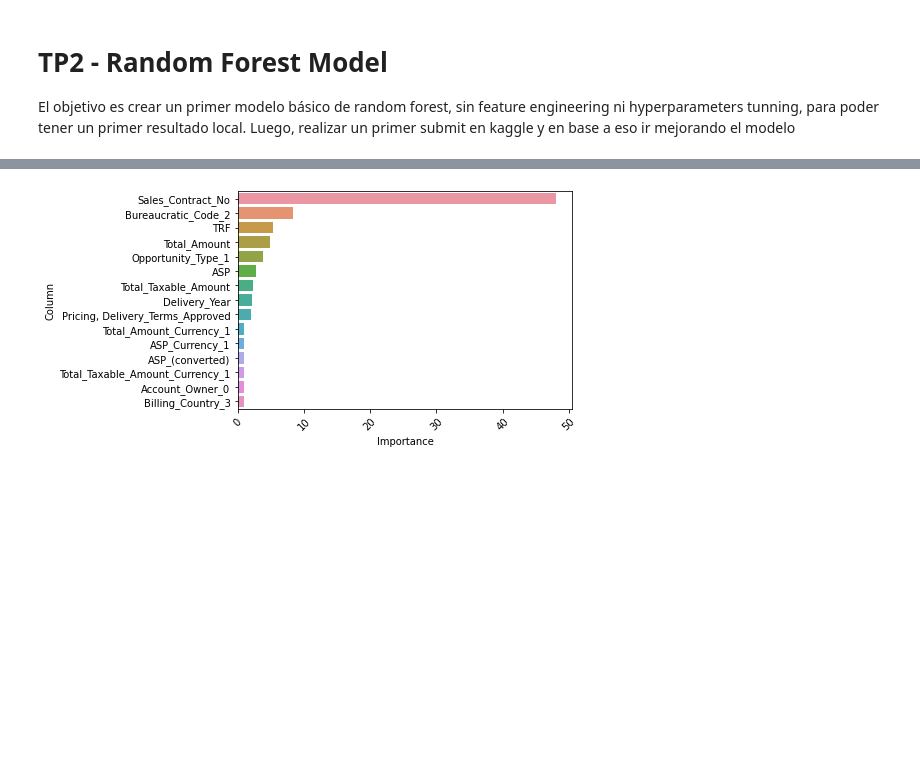
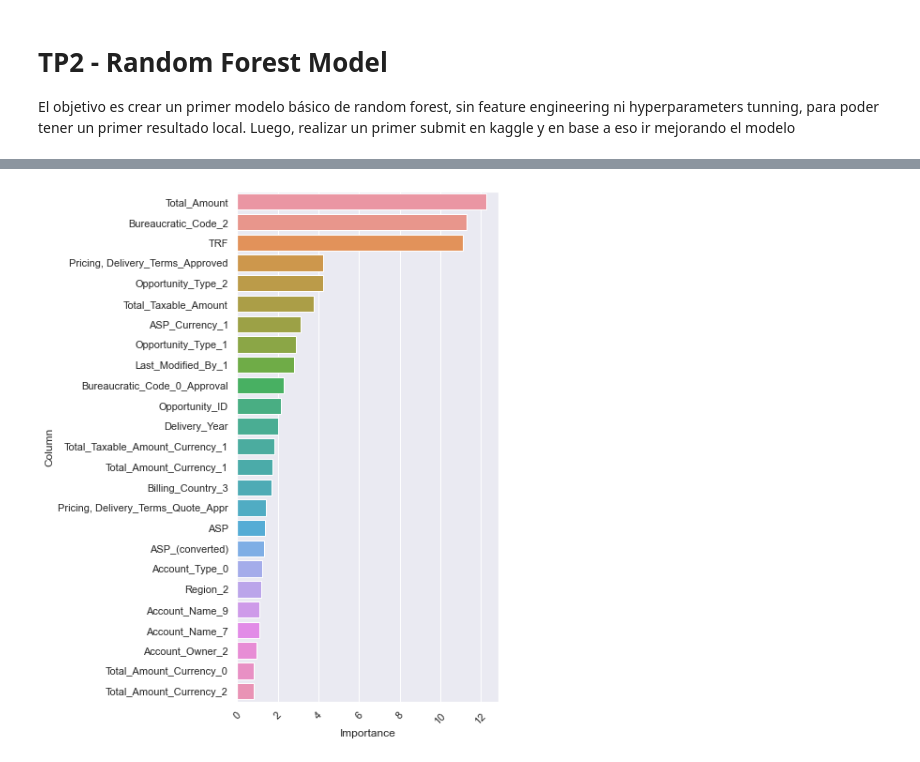
Before and after one commit to fede-alt/datos_2c2020_tp2-1, a Jupyter notebook: models/TP2 - Random Forest.ipynb, the cells around one changed output, grey strips where cells are left out. Drawn from its saved outputs; the diff is of its cells as text; code cells hidden in the pictures; blank space fills up the shorter version.

Commit message:
random forest & feature engineering

```diff
--- a/models/TP2 - Random Forest.ipynb
+++ b/models/TP2 - Random Forest.ipynb
@@ -21,6 +23,8 @@ El objetivo es crear un primer modelo básico de random forest, sin feature engi
 # %%
 train = pd.read_csv("../datasets/first-rf-model-train.csv")
 test = pd.read_csv("../datasets/first-rf-model-test.csv")
+train.drop(columns="Sales_Contract_No",inplace=True)
+test.drop(columns="Sales_Contract_No",inplace=True)
 
 train['Month'] = pd.to_datetime(train['Month']).dt.month
 test['Month'] = pd.to_datetime(test['Month']).dt.month
@@ -49,0 +33,14 @@ print(X_test.shape)
+# %%
+target = "target"
+features = list(train.columns)
+features.remove(target)
+
+split = int(0.8*len(train))
+
+
+X_train, y_train = train.loc[:split,features],train.loc[:split,target]
+X_test, y_test = train.loc[split:,features],train.loc[split:,target],
+X_submit = test
+
+print(X_train.shape)
+print(X_test.shape)
@@ -54,7 +54,13 @@ max_features = 10
 min_to_split = 15
 min_to_leaf = 1
 
-rf_model = RandomForestClassifier(n_estimators=num_of_trees,\
+
+class wrapper(RandomForestClassifier):
+
+    def predict(self,X):
+        return self.predict_proba(X)
+
+rf_model = wrapper(n_estimators=num_of_trees,\
                                      max_depth = max_depth,\
                                      max_features = max_features,\
                                      min_samples_split = min_to_split,\
@@ -156,6 +144,6 @@ to_plot = pd.DataFrame(zip(X_train,rf_model.feature_importances_),columns=["Colu
 
 print("Suma de importancias: ", to_plot["Importance"].sum())
 
-to_plot= to_plot.nlargest(15,"Importance")
+to_plot= to_plot.nlargest(25,"Importance")
 to_plot.head()
 # %% [output]
@@ -169,6 +157,7 @@ Suma de importancias:  1.0
 # %%
+sns.set(rc={'figure.figsize':(5,10)})
 sns.barplot(x=(to_plot["Importance"]*100),y=to_plot["Column"],orient="h")
 plt.xticks(rotation=45)
 plt.show()
 # %% [output]
-[figure, old version]
+[figure, new version]
```
Also changed, not shown: parts of 82 cells of this notebook, 7 other files.
